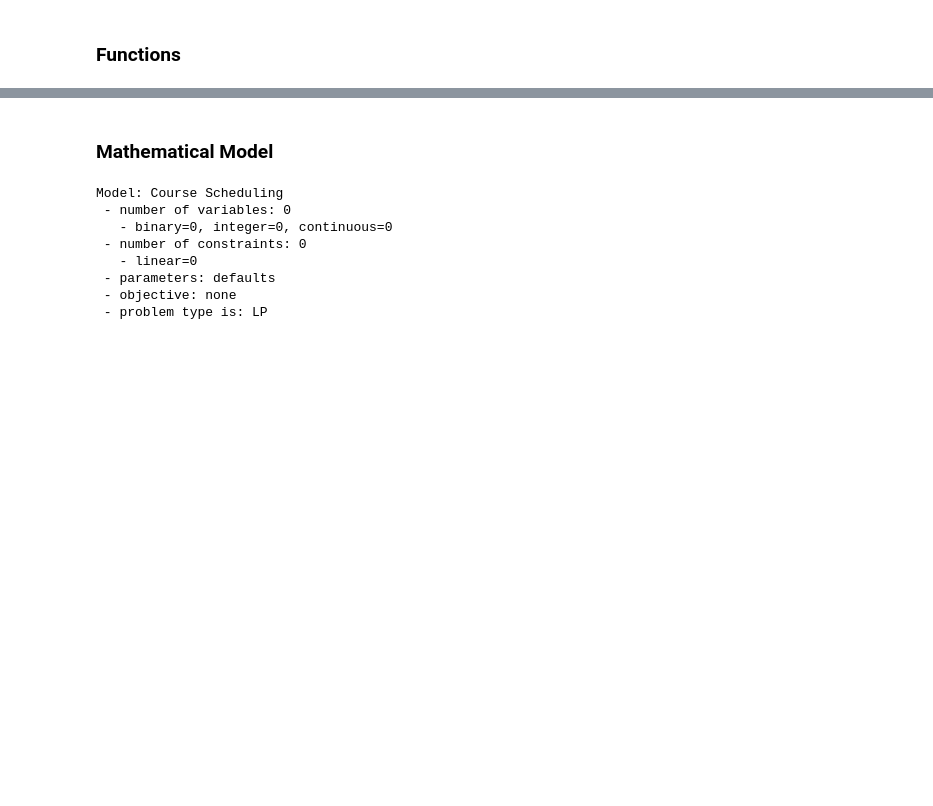
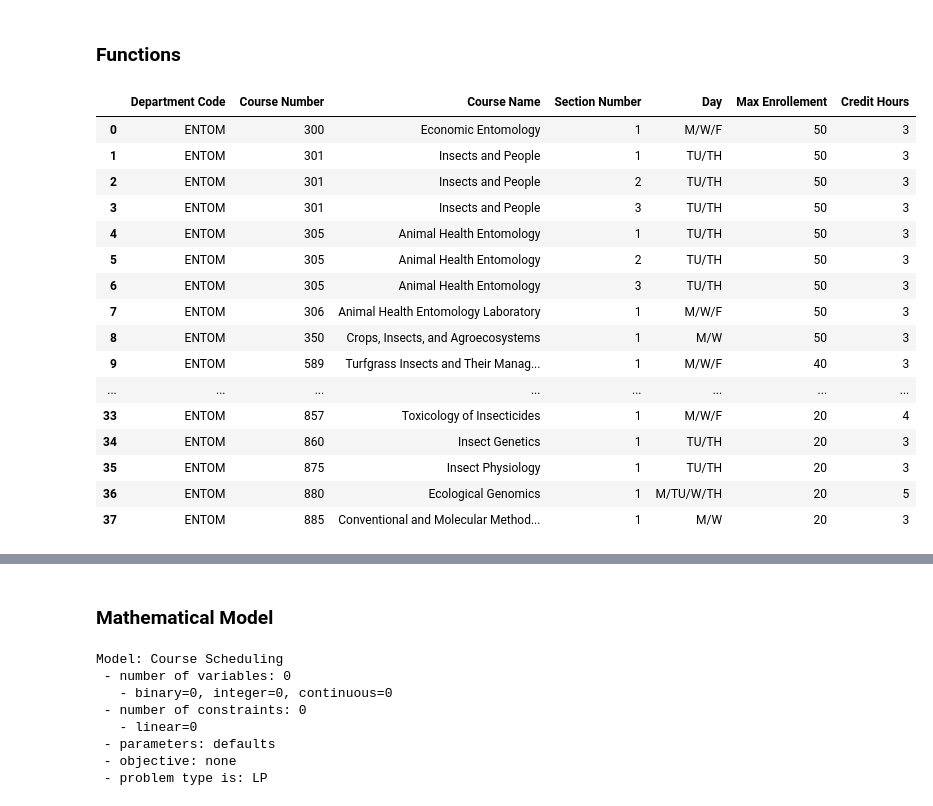
Before and after one commit to isossa/MATH4320, a Jupyter notebook: Project 1/Project 1 Submission.ipynb, the cells around one changed output, grey strips where cells are left out. Drawn from its saved outputs; the diff is of its cells as text; code cells hidden in the pictures; blank space fills up the shorter version.

```diff
--- a/Project 1/Project 1 Submission.ipynb
+++ b/Project 1/Project 1 Submission.ipynb
@@ -114,4 +114,39 @@ result
 # %% [markdown]
 ### Functions
+# %%
+## Duplicate courses with multiple sessions
+def standardize_courses_offered(courses_offered:pd.DataFrame, course_catalog_df:pd.DataFrame) -> pd.DataFrame:
+    result = pd.DataFrame()
+    result = result.append(courses_offered[courses_offered['Sections'] == 1])
+    for course in courses_offered[courses_offered['Sections'] > 1].itertuples():
+        course = pd.DataFrame(course).T.drop(columns=0)
+        course.columns = courses_offered.columns
+        for i in range(1, course['Sections'][0] + 1):
+            course['Sections'] = i
+            result = result.append([course], ignore_index=True)
+    result = result.rename(columns={'Sections' : 'Section Number'})
+    result = result.sort_values(by=['Course Number', 'Section Number']).reset_index().drop(columns='index')
+    result = pd.merge(left=result, right=course_catalog_df, on=['Department Code', 'Course Number', 'Course Name'])
+    return result
+
+standardize_courses_offered(courses_offered, course_catalog_df)
+# %% [output]
+|  | Department Code | Course Number | Course Name | Section Number | Day | Max Enrollement | Credit Hours |
+| 0 | ENTOM | 300 | Economic Entomology | 1 | M/W/F | 50 | 3 |
+| 1 | ENTOM | 301 | Insects and People | 1 | TU/TH | 50 | 3 |
+| 2 | ENTOM | 301 | Insects and People | 2 | TU/TH | 50 | 3 |
+| 3 | ENTOM | 301 | Insects and People | 3 | TU/TH | 50 | 3 |
+| 4 | ENTOM | 305 | Animal Health Entomology | 1 | TU/TH | 50 | 3 |
+| 5 | ENTOM | 305 | Animal Health Entomology | 2 | TU/TH | 50 | 3 |
+| 6 | ENTOM | 305 | Animal Health Entomology | 3 | TU/TH | 50 | 3 |
+| 7 | ENTOM | 306 | Animal Health Entomology Laboratory | 1 | M/W/F | 50 | 3 |
+| 8 | ENTOM | 350 | Crops, Insects, and Agroecosystems | 1 | M/W | 50 | 3 |
+| 9 | ENTOM | 589 | Turfgrass Insects and Their Manag... | 1 | M/W/F | 40 | 3 |
+| ... | ... | ... | ... | ... | ... | ... | ... |
+| 33 | ENTOM | 857 | Toxicology of Insecticides | 1 | M/W/F | 20 | 4 |
+| 34 | ENTOM | 860 | Insect Genetics | 1 | TU/TH | 20 | 3 |
+| 35 | ENTOM | 875 | Insect Physiology | 1 | TU/TH | 20 | 3 |
+| 36 | ENTOM | 880 | Ecological Genomics | 1 | M/TU/W/TH | 20 | 5 |
+| 37 | ENTOM | 885 | Conventional and Molecular Method... | 1 | M/W | 20 | 3 |
 # %%
 ## Clean
```
Also changed, not shown: parts of 5 cells of this notebook.
